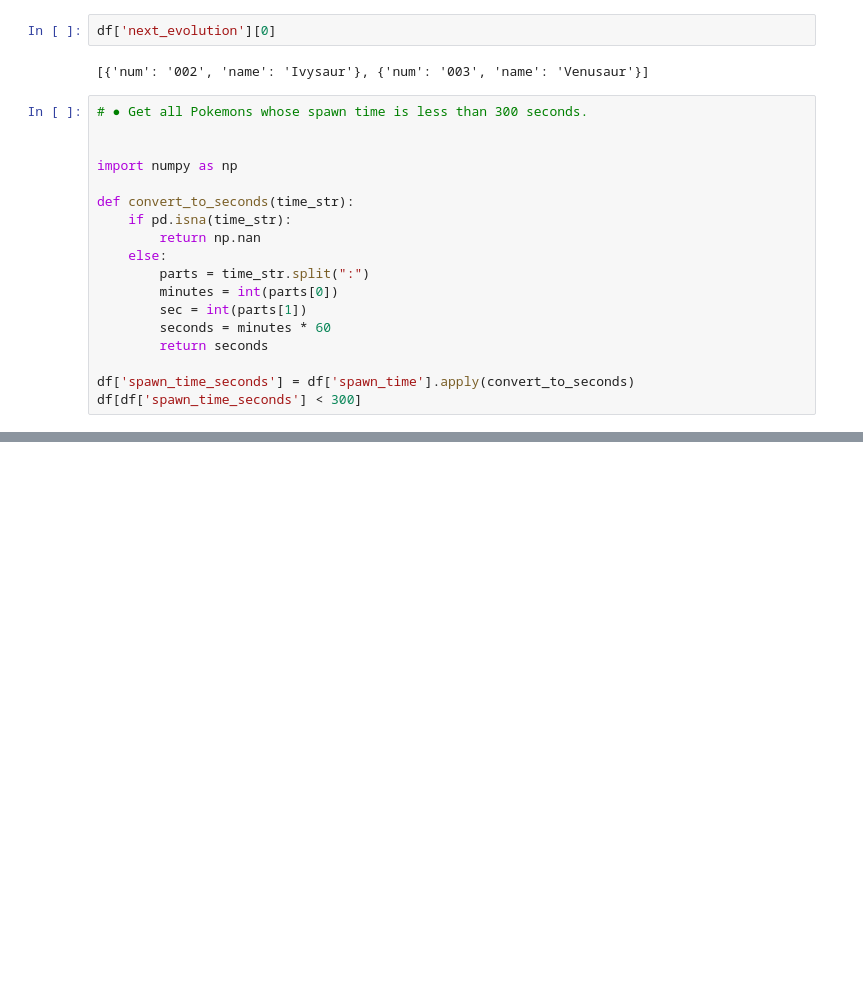
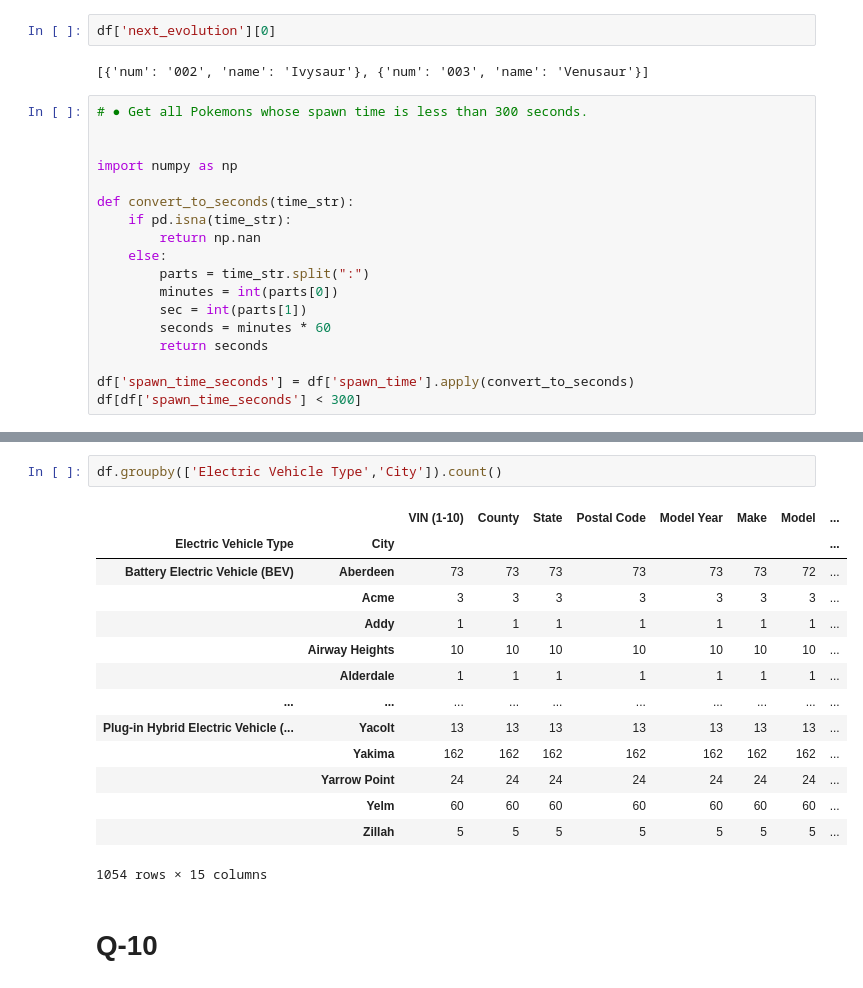
Before and after one commit to manish7065/practice, a Jupyter notebook: DSA/assignment.ipynb, the cells around one changed output, grey strips where cells are left out. Drawn from its saved outputs; the diff is of its cells as text; blank space fills up the shorter version.

```diff
--- a/DSA/assignment.ipynb
+++ b/DSA/assignment.ipynb
@@ -504,0 +885,19 @@ than 10000kg
+# %%
+df.groupby(['Electric Vehicle Type','City']).count()
+# %% [output]
+|  |  | VIN (1-10) | County | State | Postal Code | Model Year | Make | Model | ... |
+| Electric Vehicle Type | City |  |  |  |  |  |  |  | ... |
+| Battery Electric Vehicle (BEV) | Aberdeen | 73 | 73 | 73 | 73 | 73 | 73 | 72 | ... |
+|  | Acme | 3 | 3 | 3 | 3 | 3 | 3 | 3 | ... |
+|  | Addy | 1 | 1 | 1 | 1 | 1 | 1 | 1 | ... |
+|  | Airway Heights | 10 | 10 | 10 | 10 | 10 | 10 | 10 | ... |
+|  | Alderdale | 1 | 1 | 1 | 1 | 1 | 1 | 1 | ... |
+| ... | ... | ... | ... | ... | ... | ... | ... | ... | ... |
+| Plug-in Hybrid Electric Vehicle (... | Yacolt | 13 | 13 | 13 | 13 | 13 | 13 | 13 | ... |
+|  | Yakima | 162 | 162 | 162 | 162 | 162 | 162 | 162 | ... |
+|  | Yarrow Point | 24 | 24 | 24 | 24 | 24 | 24 | 24 | ... |
+|  | Yelm | 60 | 60 | 60 | 60 | 60 | 60 | 60 | ... |
+|  | Zillah | 5 | 5 | 5 | 5 | 5 | 5 | 5 | ... |
+1054 rows × 15 columns
+# %% [markdown]
+# Q-10
```
Also changed, not shown: parts of 54 cells of this notebook, 7 other files.
